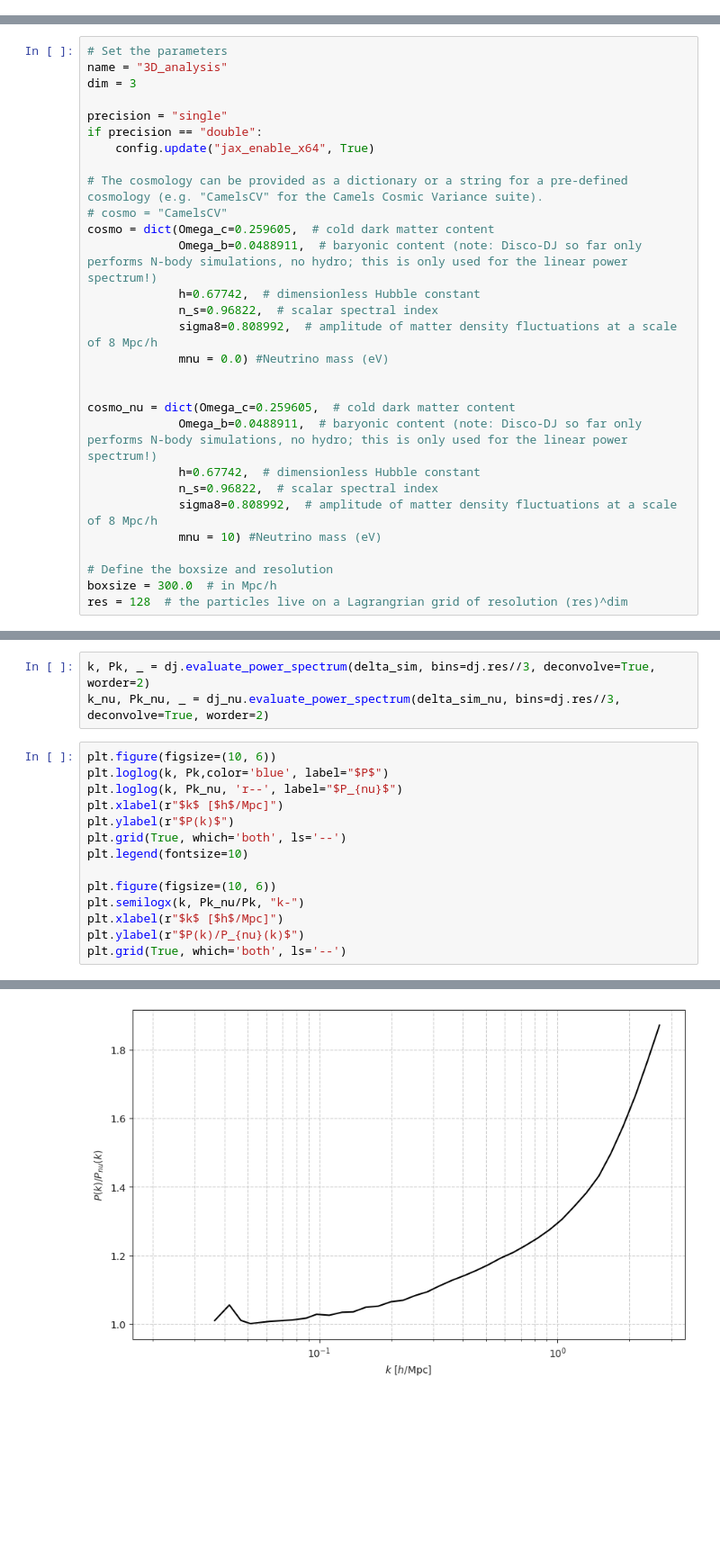
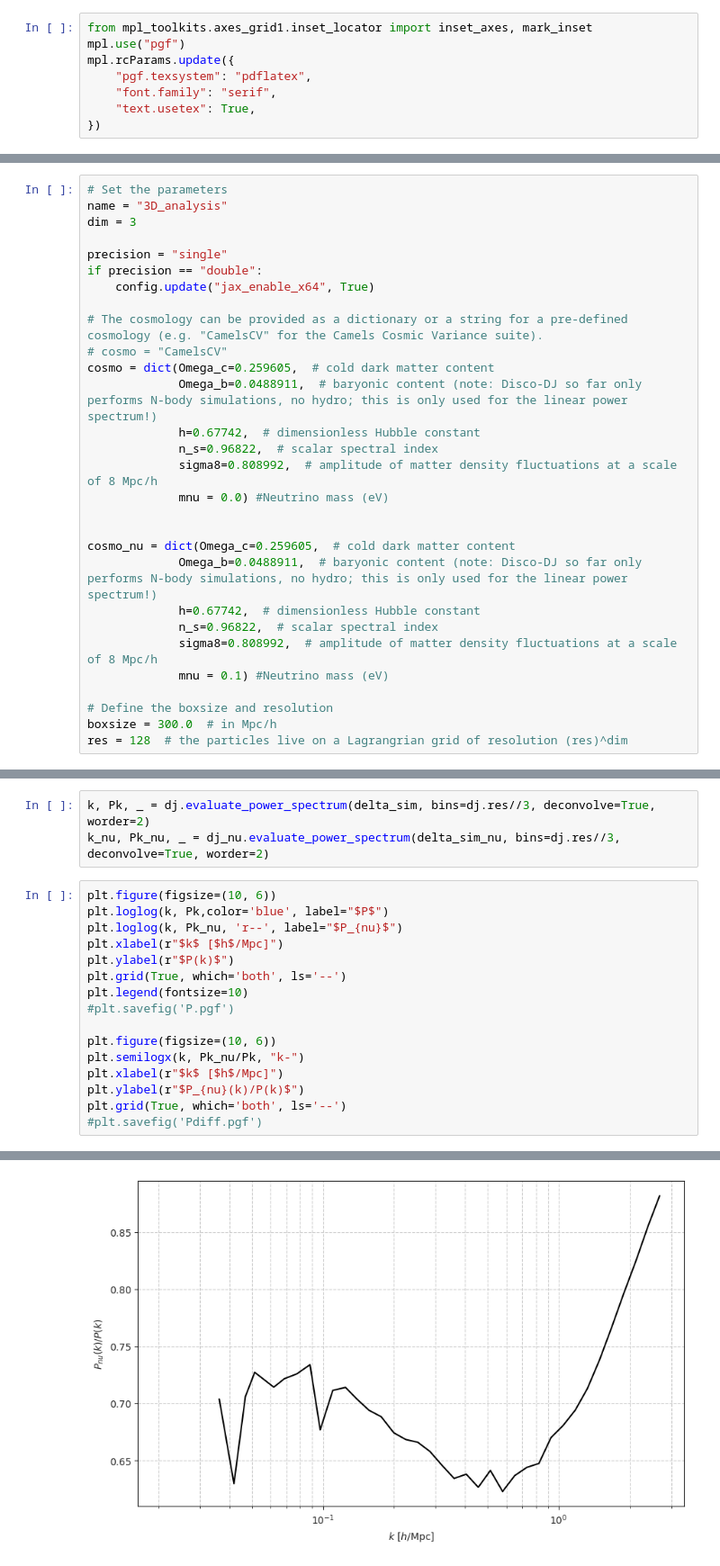
Before and after one commit to Xantyos13/DISCO-DJ, a Jupyter notebook: Neutrinos/disco_dj_3d_neutrinos.ipynb, the cells around one changed output, grey strips where cells are left out. Shown at 90% size. Cells and saved outputs as stored; diff of their text form; blank space fills up the shorter version.

```diff
--- a/Neutrinos/disco_dj_3d_neutrinos.ipynb
+++ b/Neutrinos/disco_dj_3d_neutrinos.ipynb
@@ -22,3 +23,11 @@ print(jax.__version__)
+# %%
+from mpl_toolkits.axes_grid1.inset_locator import inset_axes, mark_inset
+mpl.use("pgf")
+mpl.rcParams.update({
+    "pgf.texsystem": "pdflatex",
+    "font.family": "serif",
+    "text.usetex": True,
+})
 # %%
 os.environ["XLA_PYTHON_CLIENT_PREALLOCATE"] = "false"
 # os.environ["XLA_PYTHON_CLIENT_ALLOCATOR"] = "platform"
@@ -59,7 +68,7 @@ cosmo_nu = dict(Omega_c=0.259605,  # cold dark matter content
              h=0.67742,  # dimensionless Hubble constant
              n_s=0.96822,  # scalar spectral index
              sigma8=0.808992,  # amplitude of matter density fluctuations at a scale of 8 Mpc/h
-             mnu = 10) #Neutrino mass (eV)
+             mnu = 0.1) #Neutrino mass (eV)
 
 # Define the boxsize and resolution
 boxsize = 300.0  # in Mpc/h
@@ -182,10 +192,12 @@ plt.xlabel(r"$k$ [$h$/Mpc]")
 plt.ylabel(r"$P(k)$")
 plt.grid(True, which='both', ls='--')
 plt.legend(fontsize=10)
+#plt.savefig('P.pgf')
 
 plt.figure(figsize=(10, 6))
 plt.semilogx(k, Pk_nu/Pk, "k-")
 plt.xlabel(r"$k$ [$h$/Mpc]")
-plt.ylabel(r"$P(k)/P_{nu}(k)$")
+plt.ylabel(r"$P_{nu}(k)/P(k)$")
 plt.grid(True, which='both', ls='--')
+#plt.savefig('Pdiff.pgf')
 # %% [output]
@@ -193,4 +205,4 @@ plt.grid(True, which='both', ls='--')
-[figure, old version]
+[figure, new version]
 # %%
 fig, axs = plt.subplots(1, 3, figsize=(16, 8))
 axs[0].imshow(np.log10(1.01 + np.abs(delta_sim[0, :, :] - delta_sim_nu[0, :, :]))); axs[0].set_title("Deviation")
```
Also changed, not shown: parts of 5 cells of this notebook, 29 other files.
